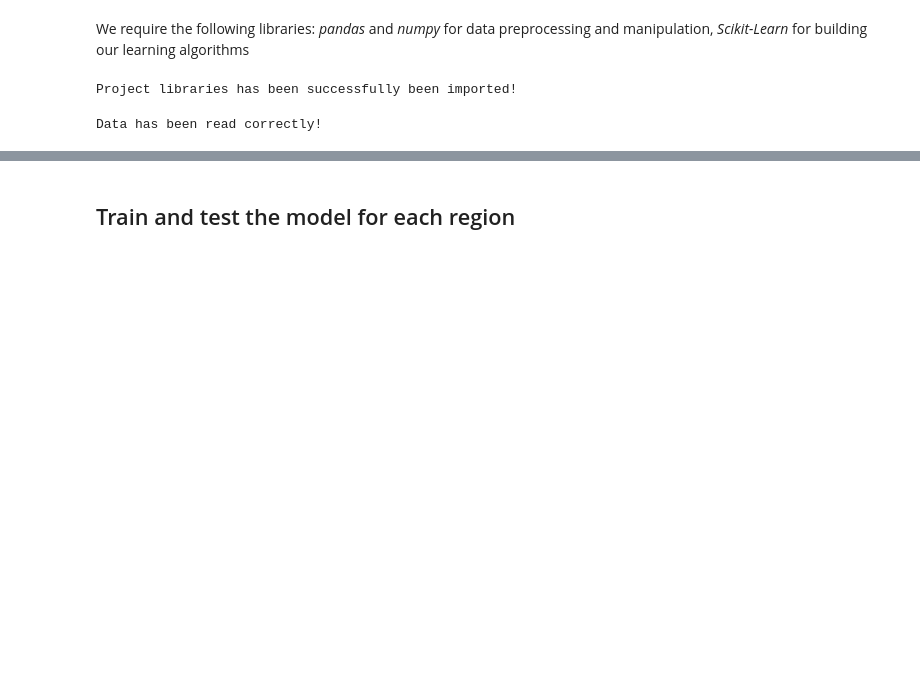
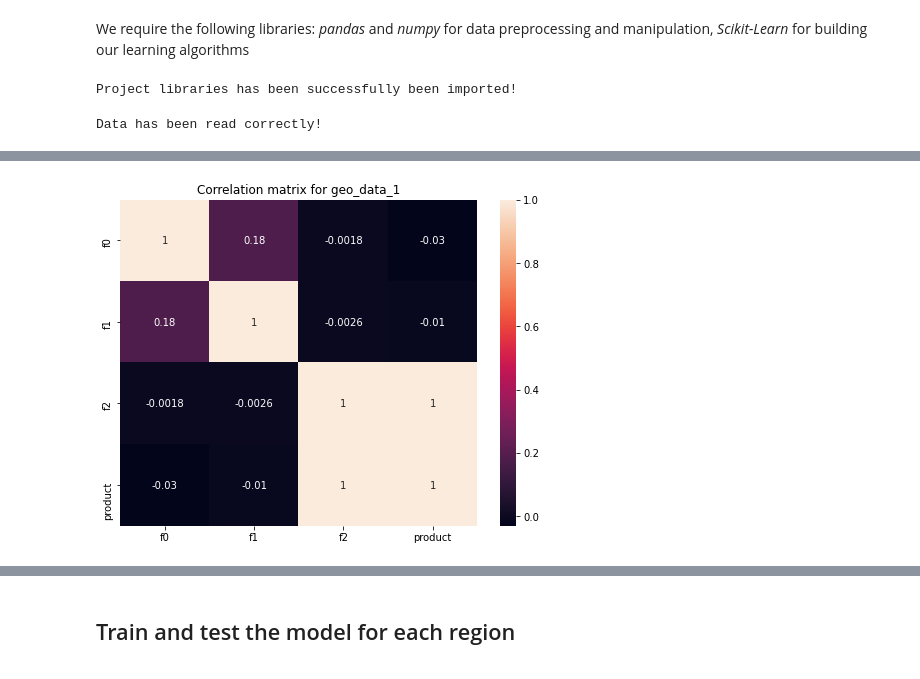
Before and after one commit to chuksoo/reservoir_optimizationML, a Jupyter notebook: oil_reserves_predictML.ipynb, the cells around one changed output, grey strips where cells are left out. Drawn from its saved outputs; the diff is of its cells as text; code cells hidden in the pictures; blank space fills up the shorter version.

```diff
--- a/oil_reserves_predictML.ipynb
+++ b/oil_reserves_predictML.ipynb
@@ -230,0 +265,5 @@ From the general information about the dataset, we can see that the data does no
+# %%
+# correlation matrix for region 2
+corr_matrix(geo_data_1, 'geo_data_1')
+# %% [output]
+[figure, added]
```
Also changed, not shown: parts of 35 cells of this notebook.
